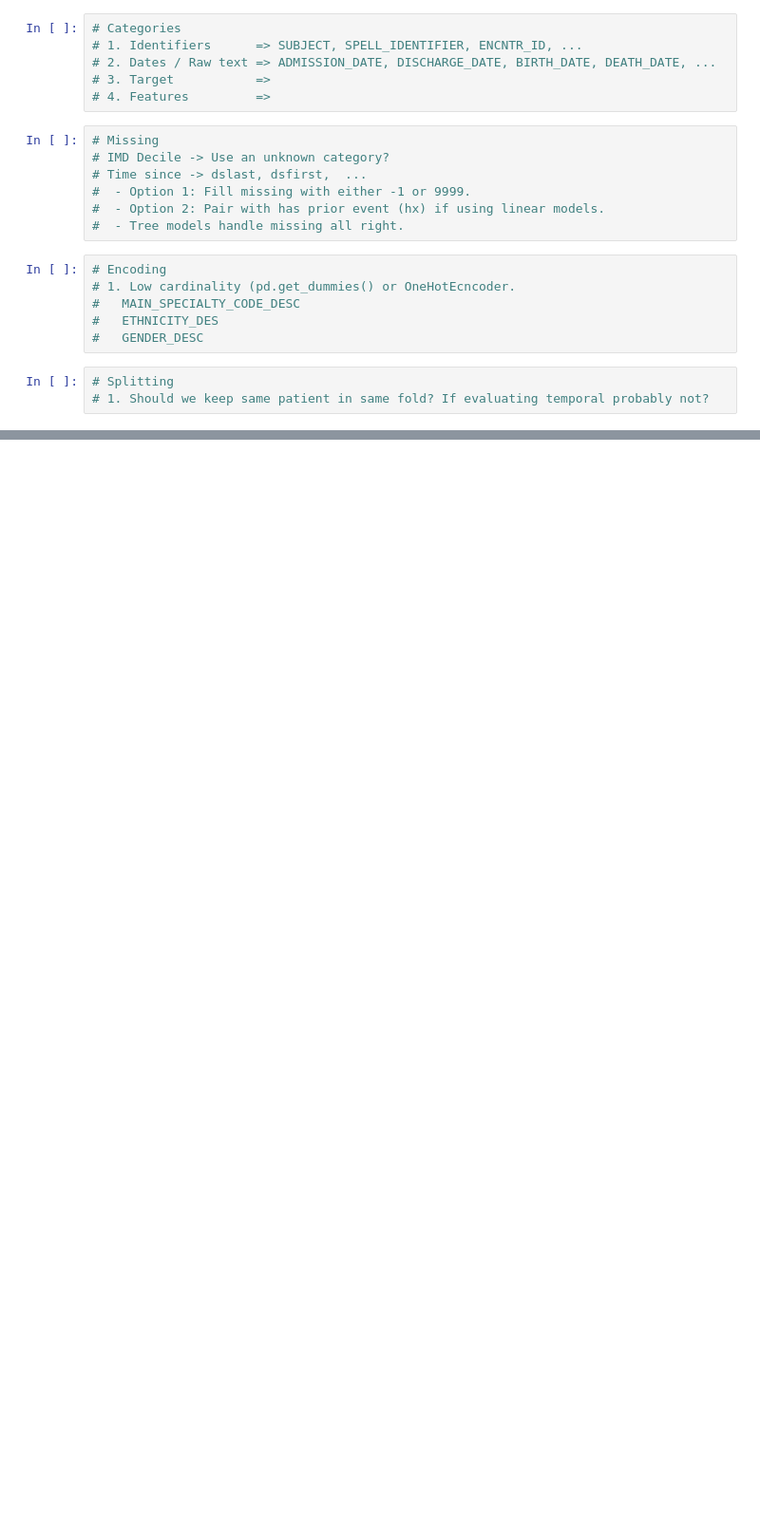
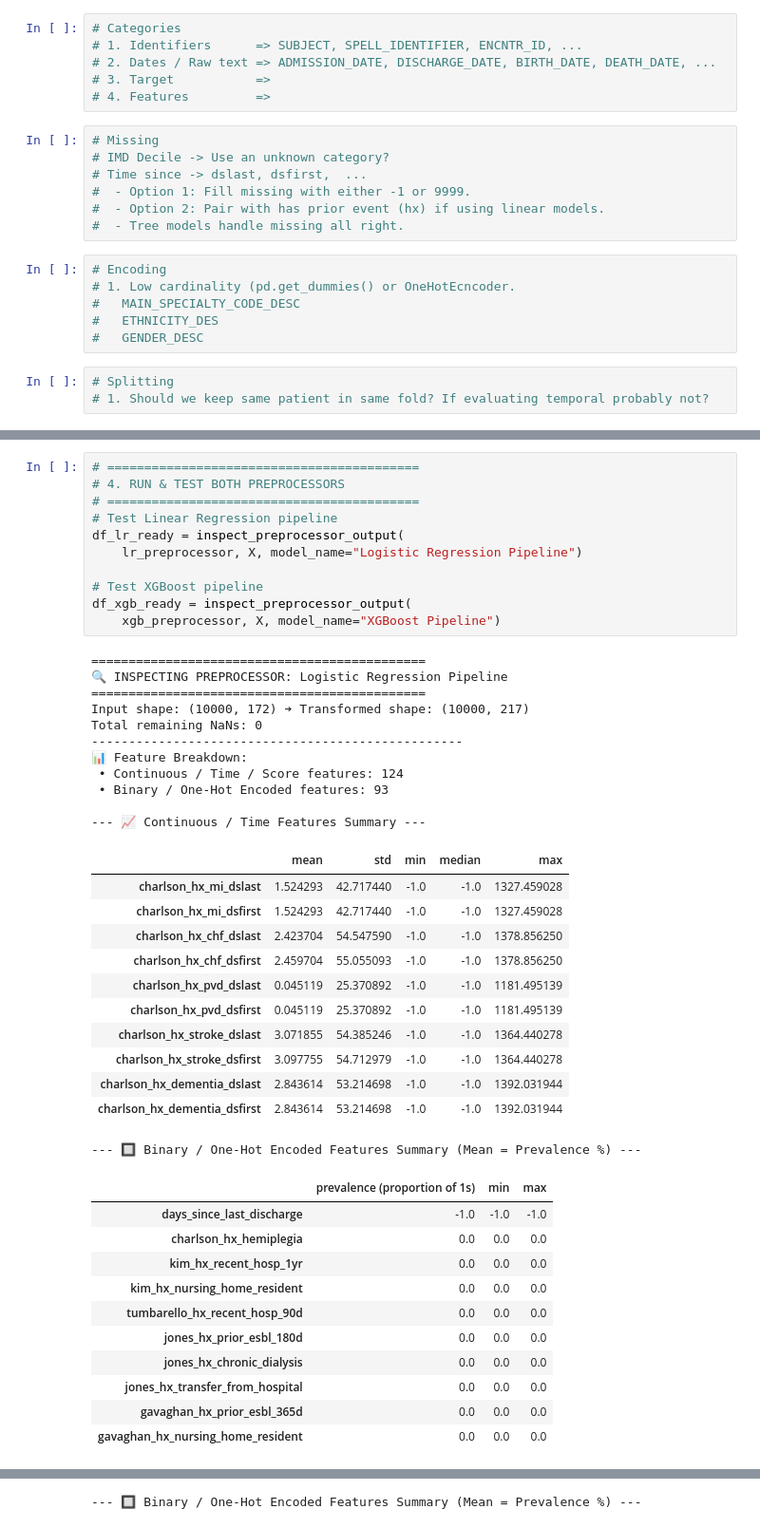
Before and after one commit to bahp/icare-risk, a Jupyter notebook: notebooks/b_preparation/07_mlprep.ipynb, the cells around one changed output, grey strips where cells are left out. Shown at 95% size. Cells and saved outputs as stored; diff of their text form; blank space fills up the shorter version.

```diff
--- a/notebooks/b_preparation/07_mlprep.ipynb
+++ b/notebooks/b_preparation/07_mlprep.ipynb
@@ -141,0 +264,46 @@ print(f"Saved ML-ready dataset to {cleaned_output_path} with shape {df_ml.shape}
+# %%
+# ==========================================
+# 4. RUN & TEST BOTH PREPROCESSORS
+# ==========================================
+# Test Linear Regression pipeline
+df_lr_ready = inspect_preprocessor_output(
+    lr_preprocessor, X, model_name="Logistic Regression Pipeline")
+
+# Test XGBoost pipeline
+df_xgb_ready = inspect_preprocessor_output(
+    xgb_preprocessor, X, model_name="XGBoost Pipeline")
+# %% [output]
+=============================================
+🔍 INSPECTING PREPROCESSOR: Logistic Regression Pipeline
+=============================================
+Input shape: (10000, 172) ➔ Transformed shape: (10000, 217)
+Total remaining NaNs: 0
+--------------------------------------------------
+📊 Feature Breakdown:
+ • Continuous / Time / Score features: 124
+ • Binary / One-Hot Encoded features: 93
+
+--- 📈 Continuous / Time Features Summary ---
+|  | mean | std | min | median | max |
+| charlson_hx_mi_dslast | 1.524293 | 42.717440 | -1.0 | -1.0 | 1327.459028 |
+| charlson_hx_mi_dsfirst | 1.524293 | 42.717440 | -1.0 | -1.0 | 1327.459028 |
+| charlson_hx_chf_dslast | 2.423704 | 54.547590 | -1.0 | -1.0 | 1378.856250 |
+| charlson_hx_chf_dsfirst | 2.459704 | 55.055093 | -1.0 | -1.0 | 1378.856250 |
+| charlson_hx_pvd_dslast | 0.045119 | 25.370892 | -1.0 | -1.0 | 1181.495139 |
+| charlson_hx_pvd_dsfirst | 0.045119 | 25.370892 | -1.0 | -1.0 | 1181.495139 |
+| charlson_hx_stroke_dslast | 3.071855 | 54.385246 | -1.0 | -1.0 | 1364.440278 |
+| charlson_hx_stroke_dsfirst | 3.097755 | 54.712979 | -1.0 | -1.0 | 1364.440278 |
+| charlson_hx_dementia_dslast | 2.843614 | 53.214698 | -1.0 | -1.0 | 1392.031944 |
+| charlson_hx_dementia_dsfirst | 2.843614 | 53.214698 | -1.0 | -1.0 | 1392.031944 |
+--- 🔲 Binary / One-Hot Encoded Features Summary (Mean = Prevalence %) ---
+|  | prevalence (proportion of 1s) | min | max |
+| days_since_last_discharge | -1.0 | -1.0 | -1.0 |
+| charlson_hx_hemiplegia | 0.0 | 0.0 | 0.0 |
+| kim_hx_recent_hosp_1yr | 0.0 | 0.0 | 0.0 |
+| kim_hx_nursing_home_resident | 0.0 | 0.0 | 0.0 |
+| tumbarello_hx_recent_hosp_90d | 0.0 | 0.0 | 0.0 |
+| jones_hx_prior_esbl_180d | 0.0 | 0.0 | 0.0 |
+| jones_hx_chronic_dialysis | 0.0 | 0.0 | 0.0 |
+| jones_hx_transfer_from_hospital | 0.0 | 0.0 | 0.0 |
+| gavaghan_hx_prior_esbl_365d | 0.0 | 0.0 | 0.0 |
+| gavaghan_hx_nursing_home_resident | 0.0 | 0.0 | 0.0 |
@@ -141,0 +332 @@ print(f"Saved ML-ready dataset to {cleaned_output_path} with shape {df_ml.shape}
+--- 🔲 Binary / One-Hot Encoded Features Summary (Mean = Prevalence %) ---
```
Also changed, not shown: parts of 8 cells of this notebook, 17 other files.
